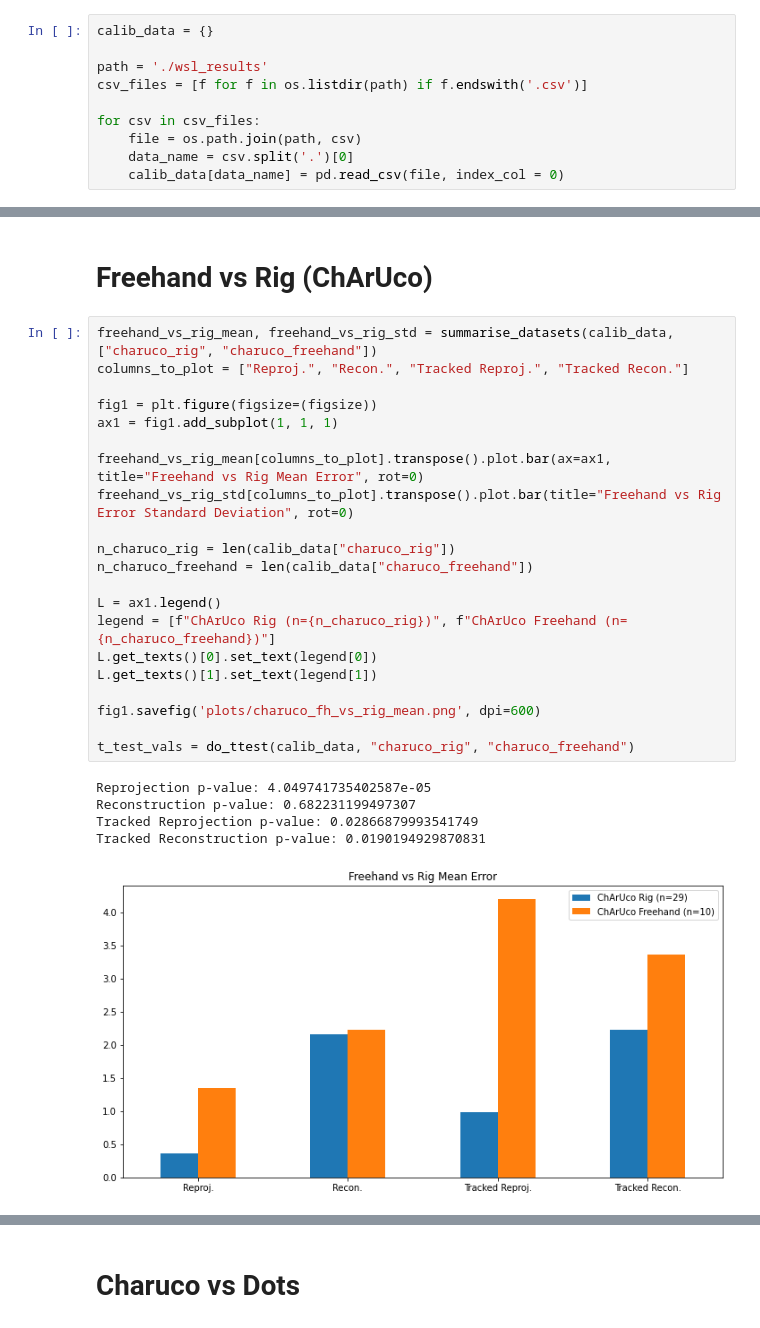
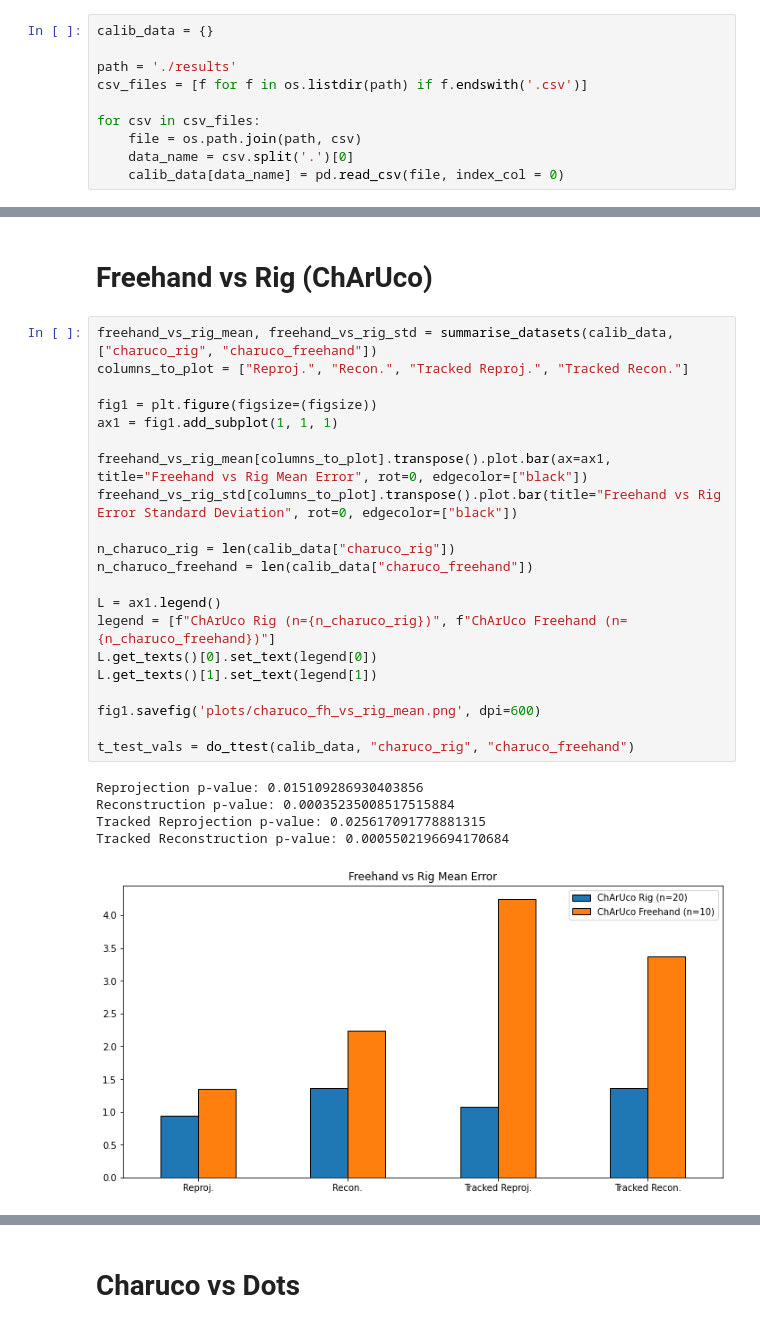
Before and after one commit to UCL/WEISS_Calibration_Study, a Jupyter notebook: process_results.ipynb, the cells around one changed output, grey strips where cells are left out. Saved outputs shown, nothing was run; the diff lists cells and outputs as text.

```diff
--- a/process_results.ipynb
+++ b/process_results.ipynb
@@ -54,7 +54,7 @@ def do_ttest(all_data, label1, label2):
 # %%
 calib_data = {}
 
-path = './wsl_results'
+path = './results'
 csv_files = [f for f in os.listdir(path) if f.endswith('.csv')]
 
 for csv in csv_files:
@@ -101,27 +109,27 @@ Mean Values
 # %%
 freehand_vs_rig_mean, freehand_vs_rig_std = summarise_datasets(calib_data, ["charuco_rig", "charuco_freehand"])
 columns_to_plot = ["Reproj.", "Recon.", "Tracked Reproj.", "Tracked Recon."]
 
 fig1 = plt.figure(figsize=(figsize))
 ax1 = fig1.add_subplot(1, 1, 1)
 
-freehand_vs_rig_mean[columns_to_plot].transpose().plot.bar(ax=ax1, title="Freehand vs Rig Mean Error", rot=0)
-freehand_vs_rig_std[columns_to_plot].transpose().plot.bar(title="Freehand vs Rig Error Standard Deviation", rot=0)
+freehand_vs_rig_mean[columns_to_plot].transpose().plot.bar(ax=ax1, title="Freehand vs Rig Mean Error", rot=0, edgecolor=["black"])
+freehand_vs_rig_std[columns_to_plot].transpose().plot.bar(title="Freehand vs Rig Error Standard Deviation", rot=0, edgecolor=["black"])
 
 n_charuco_rig = len(calib_data["charuco_rig"])
 n_charuco_freehand = len(calib_data["charuco_freehand"])
 
 L = ax1.legend()
 legend = [f"ChArUco Rig (n={n_charuco_rig})", f"ChArUco Freehand (n={n_charuco_freehand})"]
 L.get_texts()[0].set_text(legend[0])
 L.get_texts()[1].set_text(legend[1])
 
 fig1.savefig('plots/charuco_fh_vs_rig_mean.png', dpi=600)
 
 t_test_vals = do_ttest(calib_data, "charuco_rig", "charuco_freehand")
 # %% [output]
-Reprojection p-value: 4.049741735402587e-05
-Reconstruction p-value: 0.682231199497307
-Tracked Reprojection p-value: 0.02866879993541749
-Tracked Reconstruction p-value: 0.0190194929870831
+Reprojection p-value: 0.015109286930403856
+Reconstruction p-value: 0.00035235008517515884
+Tracked Reprojection p-value: 0.025617091778881315
+Tracked Reconstruction p-value: 0.0005502196694170684
-[figure, old version]
+[figure, new version]
```
Also changed, not shown: parts of 12 cells of this notebook, 4 other files.
